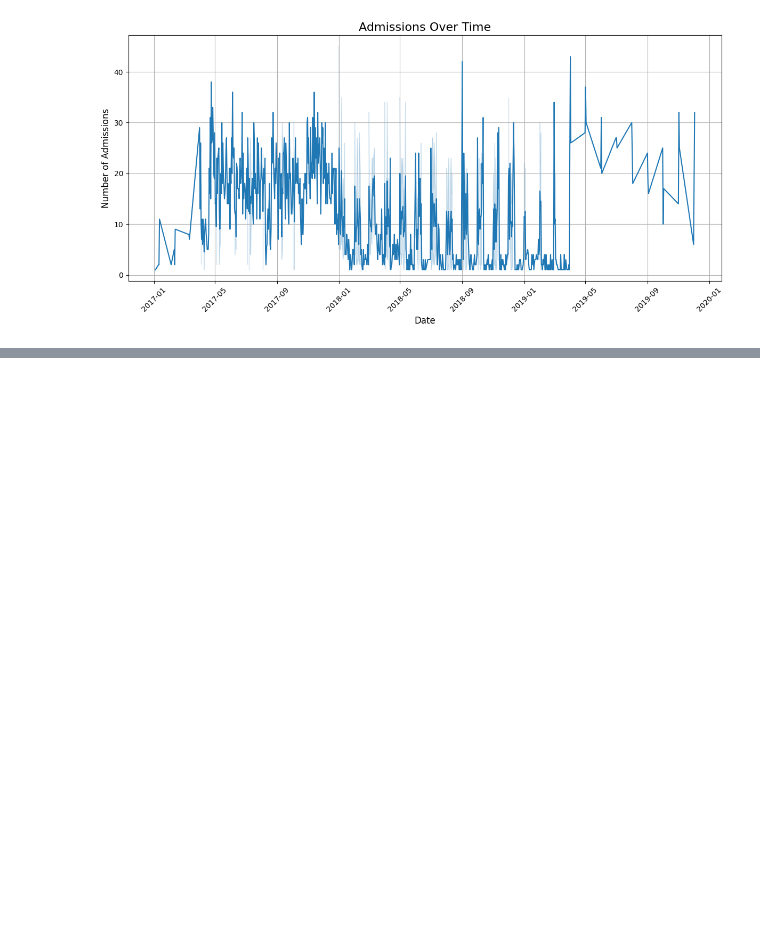
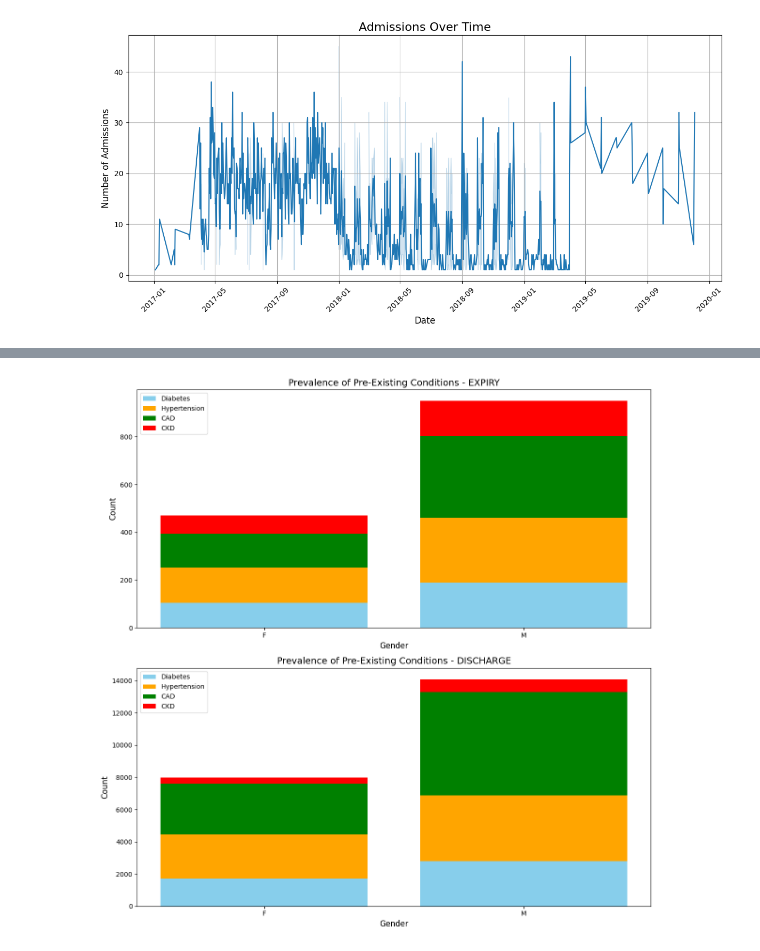
Before and after one commit to ExistCode/big_data_assignment, a Jupyter notebook: Spark.ipynb, the cells around one changed output, grey strips where cells are left out. Cells and saved outputs as stored; diff of their text form; code cells hidden in the pictures; blank space fills up the shorter version.

```diff
--- a/Spark.ipynb
+++ b/Spark.ipynb
@@ -382,0 +272,59 @@ AUC: 0.7057862552706781
+# %%
+disease_prevalence = spark.sql("""
+SELECT
+    a.GENDER,
+    a.OUTCOME,
+    SUM(CASE WHEN a.DM = 1 THEN 1 ELSE 0 END) AS diabetes_count,
+    SUM(CASE WHEN a.HTN = 1 THEN 1 ELSE 0 END) AS hypertension_count,
+    SUM(CASE WHEN a.CAD = 1 THEN 1 ELSE 0 END) AS cad_count,
+    SUM(CASE WHEN a.CKD = 1 THEN 1 ELSE 0 END) AS ckd_count,
+    COUNT(*) AS total_admissions
+FROM
+    admissions a
+GROUP BY
+    a.GENDER, a.OUTCOME
+ORDER BY
+    a.GENDER, a.OUTCOME;
+""").toPandas()
+# %%
+import matplotlib.pyplot as plt
+import pandas as pd
+
+fig, axes = plt.subplots(nrows=2, ncols=1, figsize=(12, 12))
+
+df_expiry = disease_prevalence[disease_prevalence['OUTCOME'] == 'EXPIRY']
+if not df_expiry.empty:
+    axes[0].bar(df_expiry['GENDER'], df_expiry['diabetes_count'],
+                label='Diabetes', color='skyblue')
+    axes[0].bar(df_expiry['GENDER'], df_expiry['hypertension_count'],
+                label='Hypertension', bottom=df_expiry['diabetes_count'], color='orange')
+    axes[0].bar(df_expiry['GENDER'], df_expiry['cad_count'], label='CAD',
+                bottom=df_expiry['diabetes_count'] + df_expiry['hypertension_count'], color='green')
+    axes[0].bar(df_expiry['GENDER'], df_expiry['ckd_count'], label='CKD', bottom=df_expiry['diabetes_count'] +
+                df_expiry['hypertension_count'] + df_expiry['cad_count'], color='red')
+    axes[0].set_title(
+        'Prevalence of Pre-Existing Conditions - EXPIRY', fontsize=14)
+    axes[0].set_xlabel('Gender', fontsize=12)
+    axes[0].set_ylabel('Count', fontsize=12)
+    axes[0].legend()
+
+df_discharge = disease_prevalence[disease_prevalence['OUTCOME'] == 'DISCHARGE']
+if not df_discharge.empty:
+    axes[1].bar(df_discharge['GENDER'], df_discharge['diabetes_count'],
+                label='Diabetes', color='skyblue')
+    axes[1].bar(df_discharge['GENDER'], df_discharge['hypertension_count'],
+                label='Hypertension', bottom=df_discharge['diabetes_count'], color='orange')
+    axes[1].bar(df_discharge['GENDER'], df_discharge['cad_count'], label='CAD',
+                bottom=df_discharge['diabetes_count'] + df_discharge['hypertension_count'], color='green')
+    axes[1].bar(df_discharge['GENDER'], df_discharge['ckd_count'], label='CKD', bottom=df_discharge['diabetes_count'] +
+                df_discharge['hypertension_count'] + df_discharge['cad_count'], color='red')
+    axes[1].set_title(
+        'Prevalence of Pre-Existing Conditions - DISCHARGE', fontsize=14)
+    axes[1].set_xlabel('Gender', fontsize=12)
+    axes[1].set_ylabel('Count', fontsize=12)
+    axes[1].legend()
+
+plt.tight_layout()
+plt.show()
+# %% [output]
+[figure, added]
```
Also changed, not shown: parts of 39 cells of this notebook.
